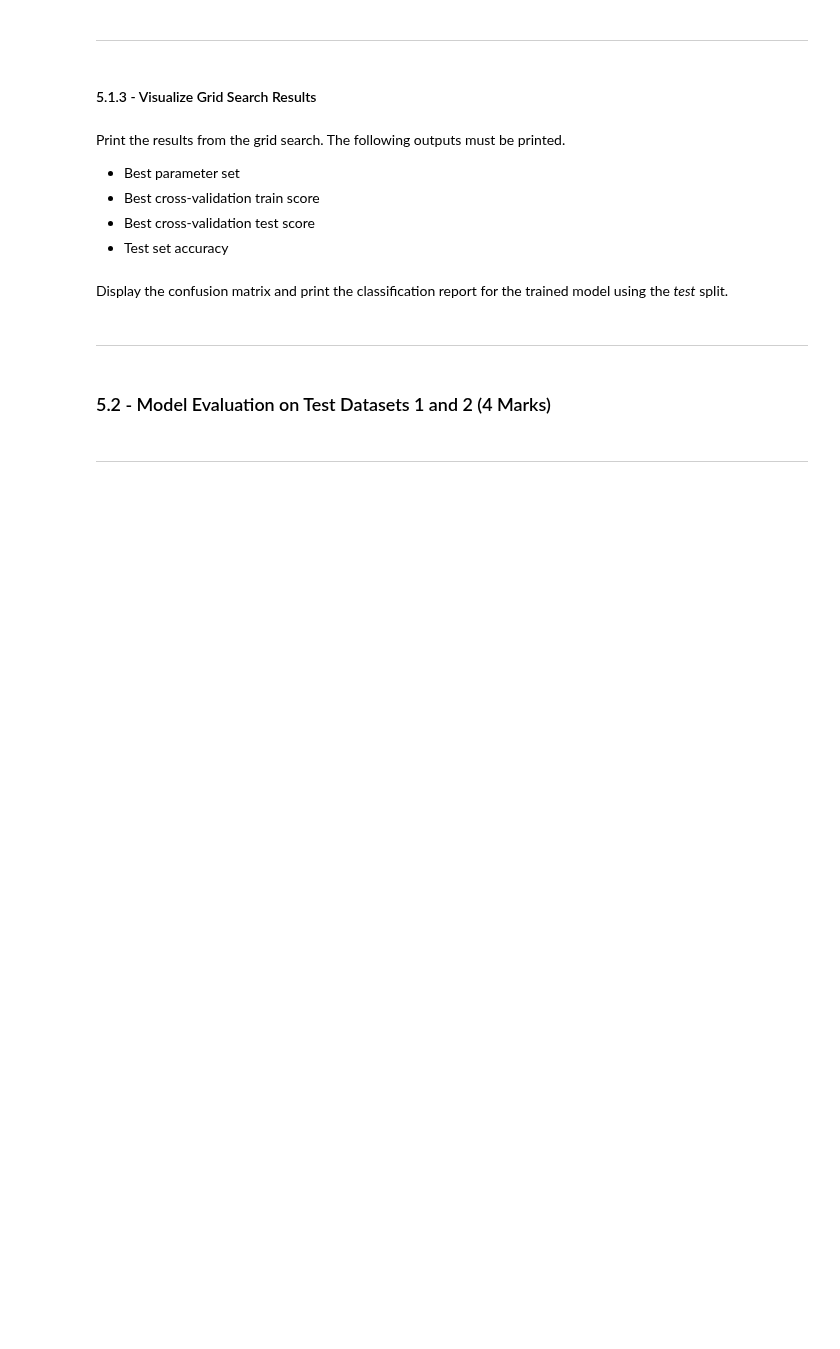
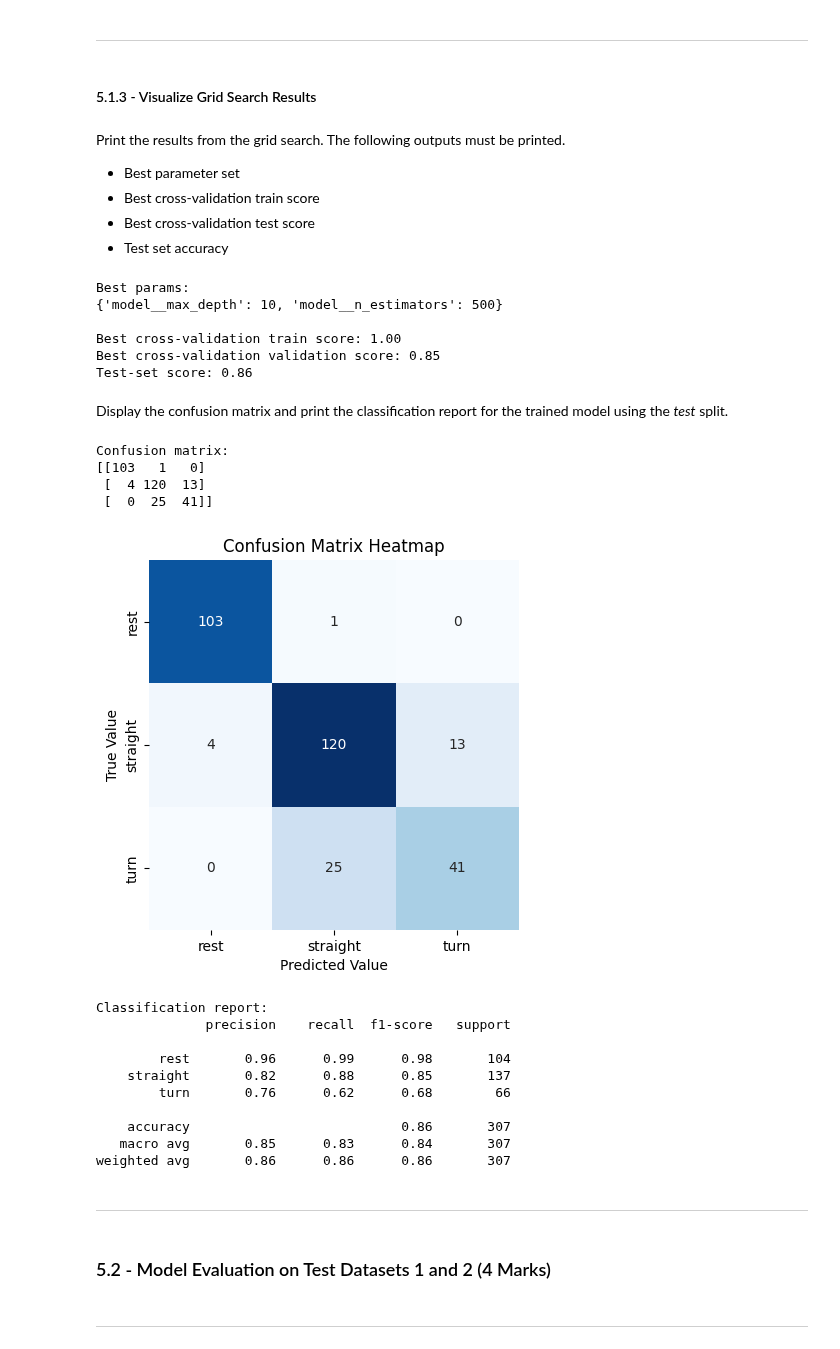
Before and after one commit to chshxiao/engg680_2024_fall, a Jupyter notebook: Lab_Assignment4/Assignment4.ipynb, the cells around one changed output. Cells and saved outputs as stored; diff of their text form; code cells hidden in the pictures; blank space fills up the shorter version.

```diff
--- a/Lab_Assignment4/Assignment4.ipynb
+++ b/Lab_Assignment4/Assignment4.ipynb
@@ -963,3 +967,4 @@ X.head(2)
 # %%
 # TODO - Load motion_state column (target vector) into y
-# y =
+y = cv_set['motion_state']
+print(y)
@@ -971,16 +989,26 @@ ___
 Similar to the steps from **1.2.2** and perform model training and tuning using for the model selected. Perform the `train_test_split`, initiate a `Pipeline`, then define the *Parameters* for `GridSearchCV`. Finally, perfrom the grid search.
 # %%
 # TODO - Perform train/test split
+X_train, X_test, y_train, y_test = train_test_split(X, y, test_size=0.2, random_state=42)
 # %%
 # Perform any missing imports
+from sklearn.model_selection import train_test_split, GridSearchCV
+from sklearn.pipeline import Pipeline
+from sklearn.ensemble import RandomForestClassifier
 
 # TODO - Initiate the pipeline
 # (1 mark)
-# pipe =
+pipe = Pipeline([
+    ('scaler', StandardScaler()),
+    ('model', RandomForestClassifier(random_state=42))
+])
 # %%
 # TODO - Define the parameter grid for your model
 # (3 marks)
-# param_grid =
+param_grid = {
+    'model__n_estimators': [300, 400, 500],  #Tree count
+    'model__max_depth': [None, 10, 20, 30],  #Depth
+}
 # %%
 # TODO - Perform the grid search
 grid = GridSearchCV(pipe, param_grid, cv=5, scoring='accuracy', return_train_score=True)
@@ -997,10 +1033,16 @@ Print the results from the grid search. The following outputs must be printed.
 * Test set accuracy
 # %%
 # TODO: Print the results from the grid search
-
-#print("Best params:\n{}\n".format(???))
-#print("Best cross-validation train score: {:.2f}".format(???))
-#print("Best cross-validation validation score: {:.2f}".format(???))
-#print("Test-set score: {:.2f}".format(???)))
+print("Best params:\n{}\n".format(grid.best_params_))
+print("Best cross-validation train score: {:.2f}".format(max(grid.cv_results_['mean_train_score'])))
+print("Best cross-validation validation score: {:.2f}".format(grid.best_score_))
+print("Test-set score: {:.2f}".format(grid.score(X_test, y_test)))
+# %% [output]
+Best params:
+{'model__max_depth': 10, 'model__n_estimators': 500}
+
+Best cross-validation train score: 1.00
+Best cross-validation validation score: 0.85
+Test-set score: 0.86
 # %% [markdown]
 Display the confusion matrix and print the classification report for the trained model using the *test* split.
@@ -1009,3 +1049,37 @@ Display the confusion matrix and print the classification report for the trained
+# %%
+# TODO - Display confusion matrix and print classification report
+import seaborn as sns
+import matplotlib.pyplot as plt
+y_pred = grid.predict(X_test)
+print("Confusion matrix:")
+conf_mat = confusion_matrix(y_test, y_pred)
+print(conf_mat)
+sns.heatmap(conf_mat, xticklabels=['rest', 'straight', 'turn'],
+            yticklabels=['rest', 'straight', 'turn'],
+            square=True, annot=True, cbar=False, fmt='d', cmap='Blues')
+plt.xlabel('Predicted Value')
+plt.ylabel('True Value')
+plt.title('Confusion Matrix Heatmap')
+plt.show()
+
+print("Classification report:")
+print(classification_report(y_test, y_pred, zero_division=0))
+# %% [output]
+Confusion matrix:
+[[103   1   0]
+ [  4 120  13]
+ [  0  25  41]]
+[figure, added]
+Classification report:
+              precision    recall  f1-score   support
+
+        rest       0.96      0.99      0.98       104
+    straight       0.82      0.88      0.85       137
+        turn       0.76      0.62      0.68        66
+
+    accuracy                           0.86       307
+   macro avg       0.85      0.83      0.84       307
+weighted avg       0.86      0.86      0.86       307
 # %% [markdown]
 ___
 # %% [markdown]
```
Also changed, not shown: parts of 14 cells of this notebook.
